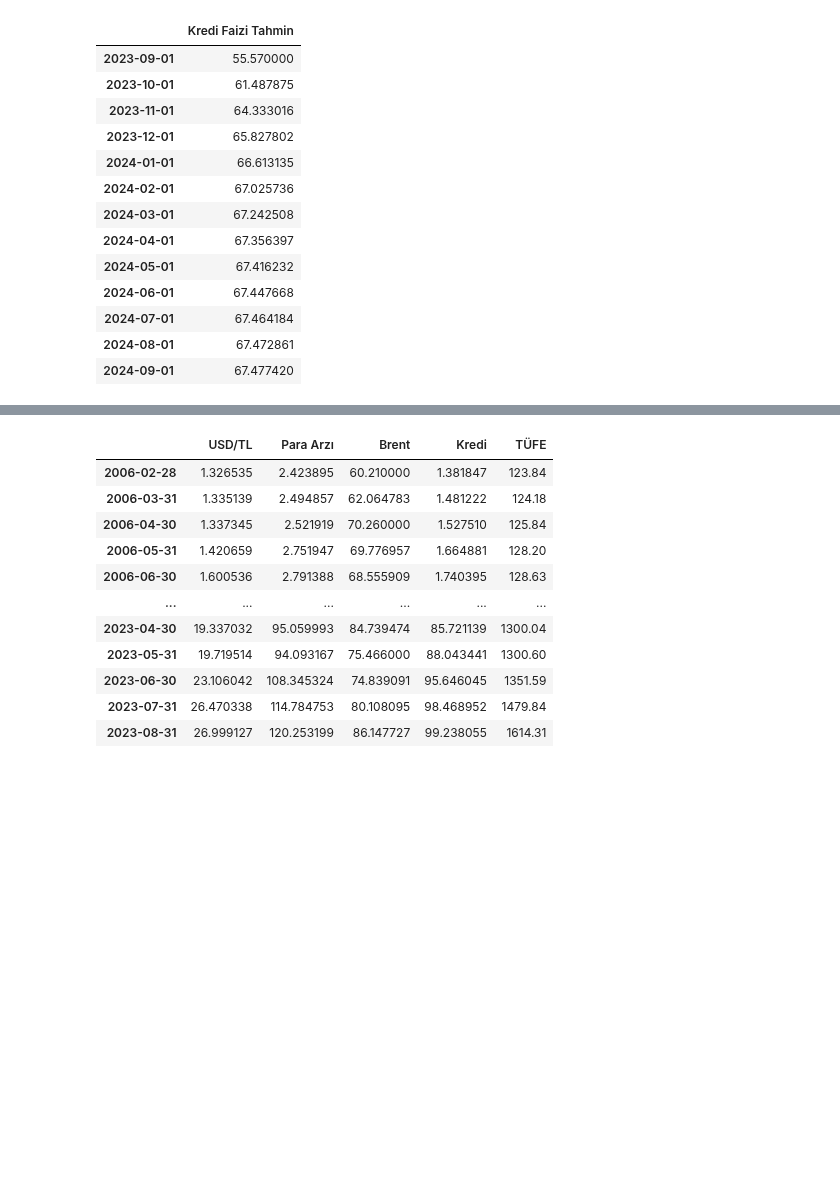
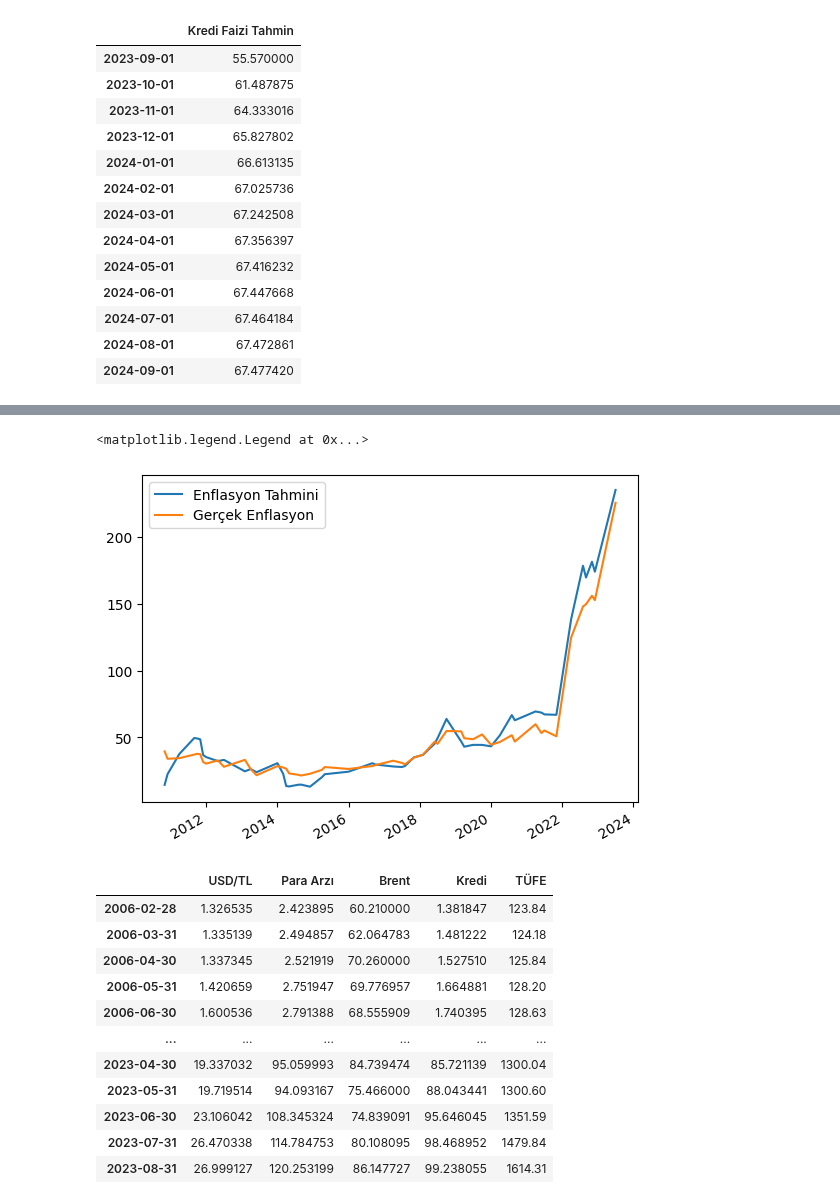
Before and after one commit to kaboya19/InflationForecast, a Jupyter notebook: InflationForecast.ipynb, the cells around one changed output, grey strips where cells are left out. Drawn from its saved outputs; the diff is of its cells as text; code cells hidden in the pictures; blank space fills up the shorter version.

```diff
--- a/InflationForecast.ipynb
+++ b/InflationForecast.ipynb
@@ -783,3 +783,22 @@ plt.legend()
+# %%
+model = LinearRegression()
+results = model.fit(X_train, y_train)
+tahmin=results.predict(X_test)
+# %%
+df=pd.DataFrame(tahmin,index=y_test.index,columns=["Tahmin"])
+df["Gerçek"]=y_test
+df.sort_index(inplace=True)
+df["12 Ay Önceki TÜFE Tahmini"]=df["Tahmin"].shift(12)
+df["12 Ay Önceki TÜFE"]=df["Gerçek"].shift(12)
+df["Enflasyon Tahmini"]=((df["Tahmin"]/df["12 Ay Önceki TÜFE Tahmini"]-1)*100)
+df["Gerçek Enflasyon"]=((df["Gerçek"]/df["12 Ay Önceki TÜFE"]-1)*100)
+df=df.dropna()
+df["Enflasyon Tahmini"].plot(label="Enflasyon Tahmini")
+df["Gerçek Enflasyon"].plot(label="Gerçek Enflasyon")
+plt.legend()
+# %% [output]
+<matplotlib.legend.Legend at 0x...>
+[figure, added]
 # %%
 
 data=pd.DataFrame()
```
Also changed, not shown: parts of 11 cells of this notebook.
